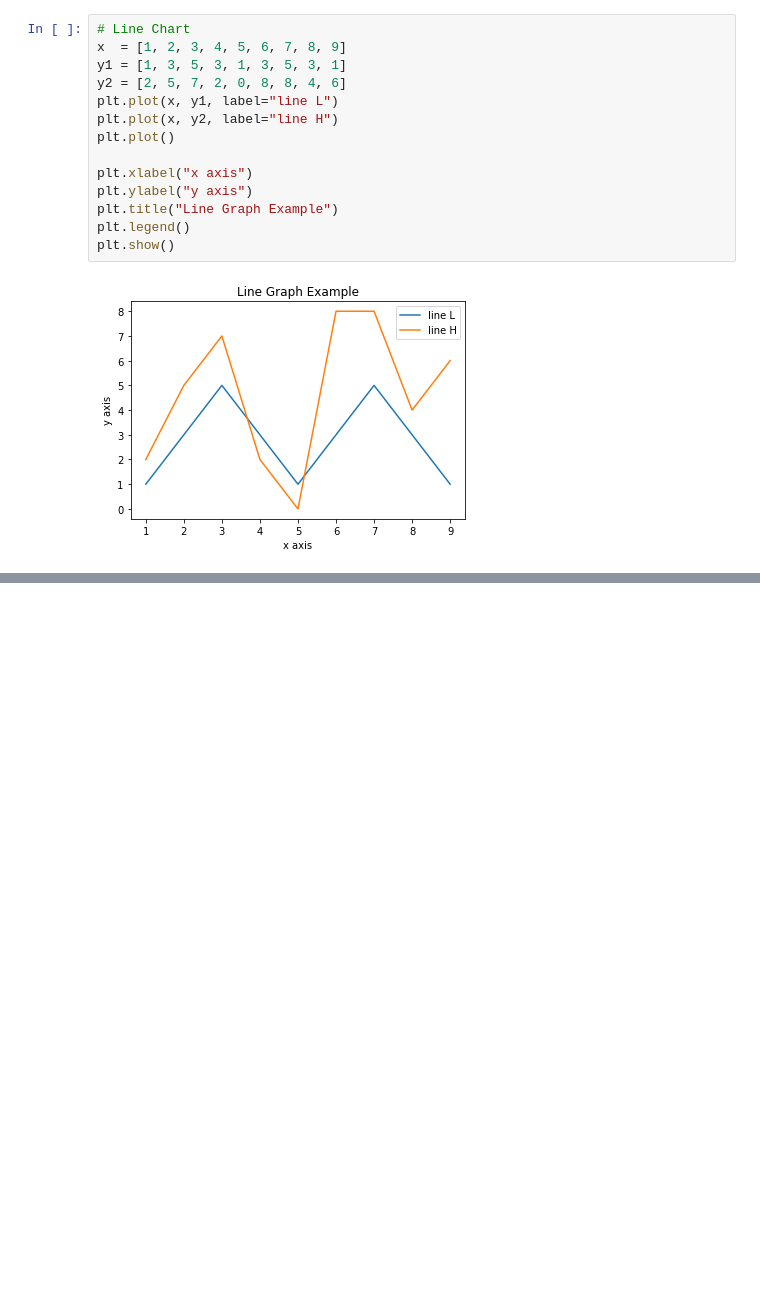
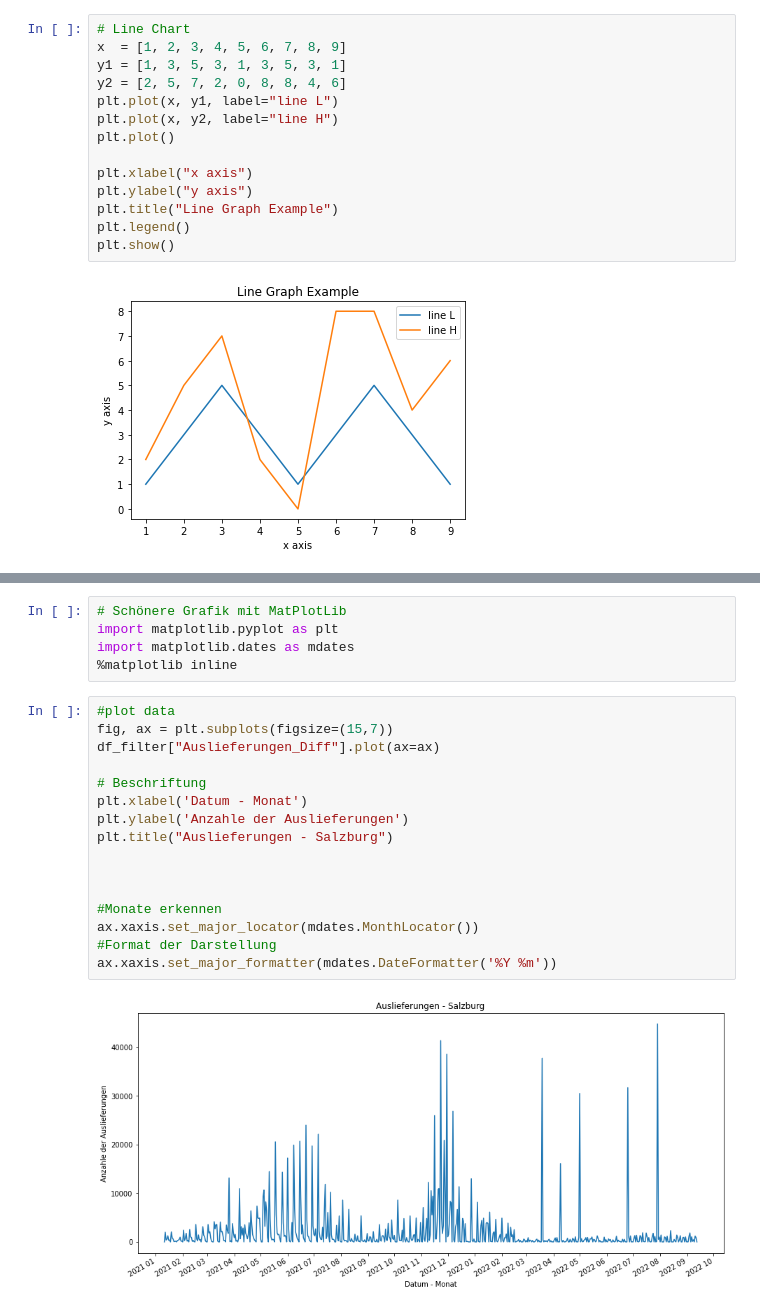
Before and after one commit to alexontour/snippets, a Jupyter notebook: snip_plot.ipynb, the cells around one changed output, grey strips where cells are left out. Drawn from its saved outputs; the diff is of its cells as text; blank space fills up the shorter version.

```diff
--- a/snip_plot.ipynb
+++ b/snip_plot.ipynb
@@ -42,0 +81,23 @@ plt.show()
+# %%
+# Schönere Grafik mit MatPlotLib
+import matplotlib.pyplot as plt
+import matplotlib.dates as mdates
+%matplotlib inline
+# %%
+#plot data
+fig, ax = plt.subplots(figsize=(15,7))
+df_filter["Auslieferungen_Diff"].plot(ax=ax)
+
+# Beschriftung
+plt.xlabel('Datum - Monat')
+plt.ylabel('Anzahle der Auslieferungen')
+plt.title("Auslieferungen - Salzburg")
+
+
+
+#Monate erkennen
+ax.xaxis.set_major_locator(mdates.MonthLocator())
+#Format der Darstellung
+ax.xaxis.set_major_formatter(mdates.DateFormatter('%Y %m'))
+# %% [output]
+[figure, added]
```
Also changed, not shown: parts of 5 cells of this notebook.
